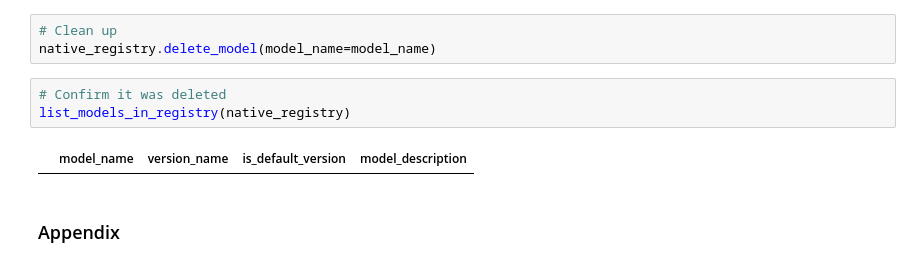
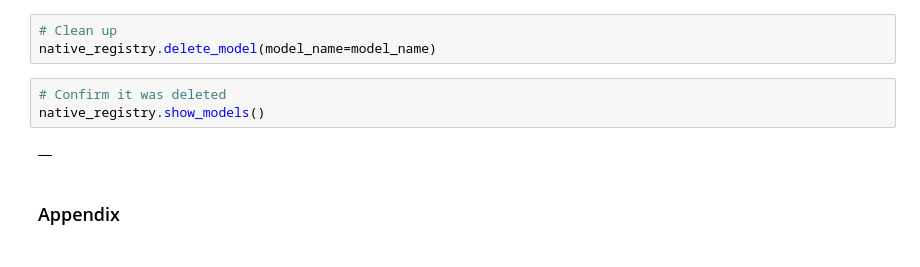
Before and after one commit to Snowflake-Labs/sfguide-intro-to-machine-learning-with-snowflake-ml-for-python, a Jupyter notebook: 3_snowpark_ml_model_training_deployment.ipynb, the cells around one changed output. Saved outputs shown, nothing was run; the diff lists cells and outputs as text.

```diff
--- a/3_snowpark_ml_model_training_deployment.ipynb
+++ b/3_snowpark_ml_model_training_deployment.ipynb
@@ -397,9 +413,9 @@ Let's do some clean up now.
 native_registry.delete_model(model_name=model_name)
 # %%
 # Confirm it was deleted
-list_models_in_registry(native_registry)
+native_registry.show_models()
 # %% [output]
-|  | model_name | version_name | is_default_version | model_description |
+|  |
 # %% [markdown]
 ### Appendix
 # %% [markdown]
```
Also changed, not shown: parts of 9 cells of this notebook.
